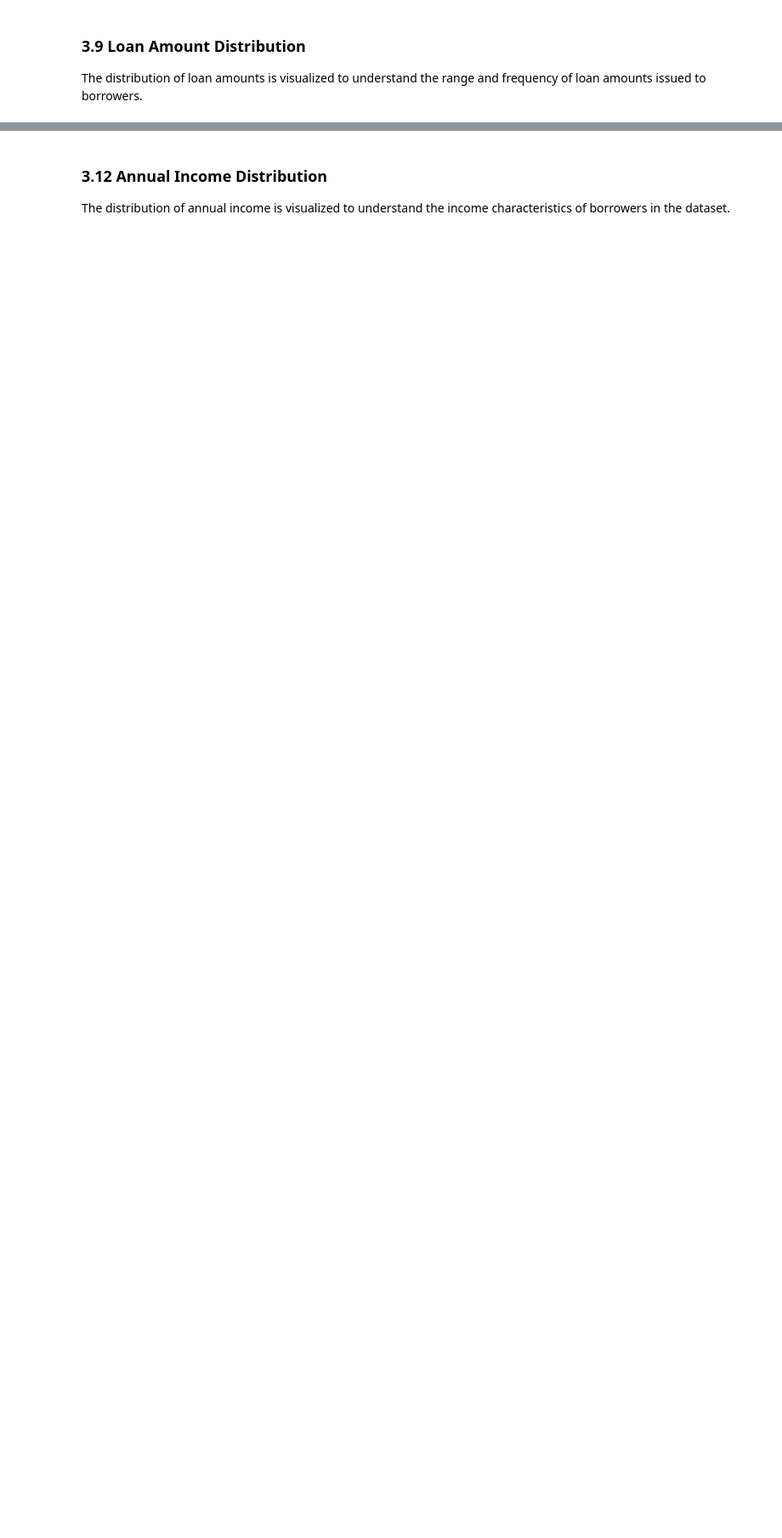
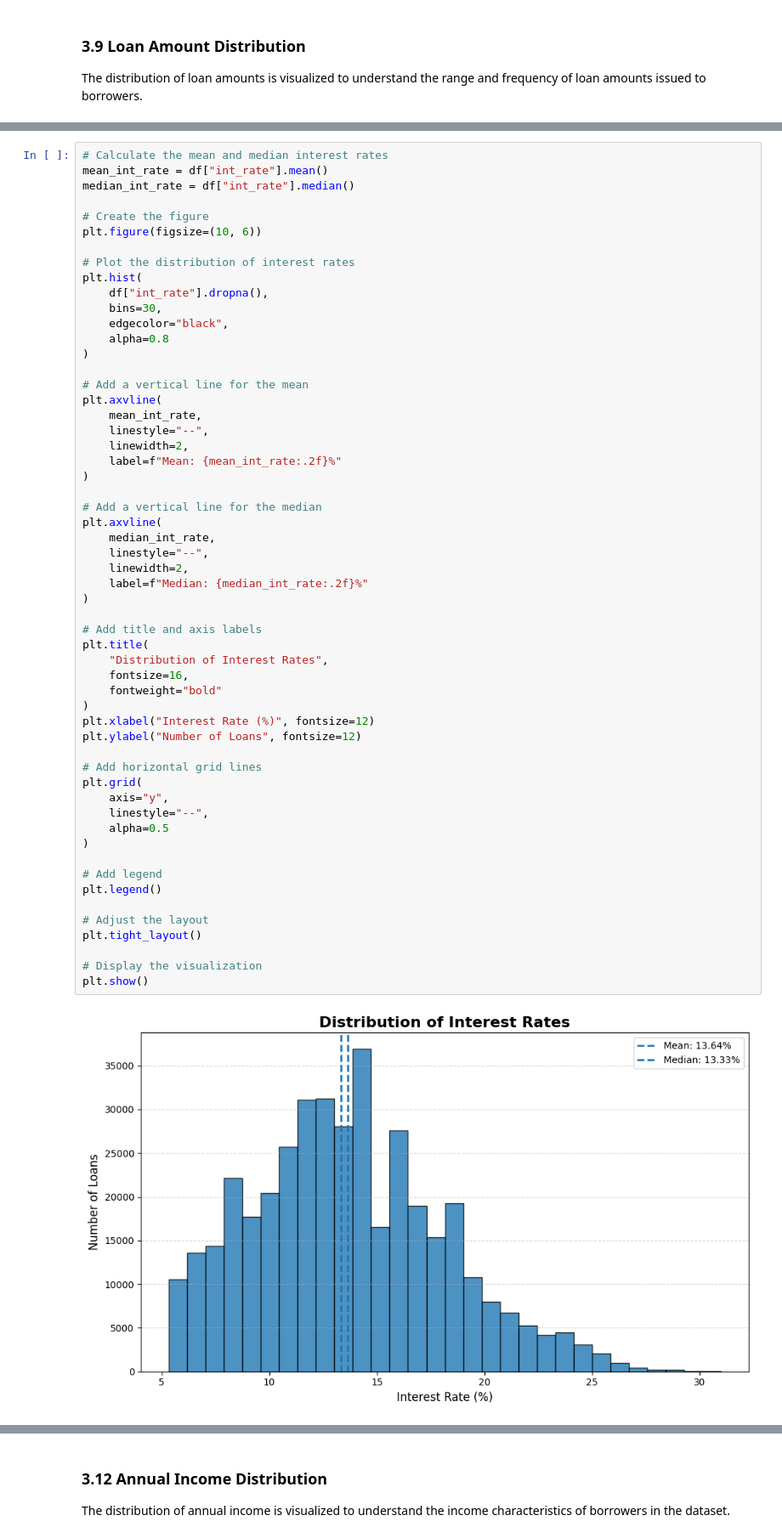
Before and after one commit to Clinton1029/Loan_Default_Project, a Jupyter notebook: Loan_Default.ipynb, the cells around one changed output, grey strips where cells are left out. Shown at 85% size. Drawn from its saved outputs; the diff is of its cells as text; blank space fills up the shorter version.

```diff
--- a/Loan_Default.ipynb
+++ b/Loan_Default.ipynb
@@ -354,0 +422,58 @@ grade_status
+# %%
+# Calculate the mean and median interest rates
+mean_int_rate = df["int_rate"].mean()
+median_int_rate = df["int_rate"].median()
+
+# Create the figure
+plt.figure(figsize=(10, 6))
+
+# Plot the distribution of interest rates
+plt.hist(
+    df["int_rate"].dropna(),
+    bins=30,
+    edgecolor="black",
+    alpha=0.8
+)
+
+# Add a vertical line for the mean
+plt.axvline(
+    mean_int_rate,
+    linestyle="--",
+    linewidth=2,
+    label=f"Mean: {mean_int_rate:.2f}%"
+)
+
+# Add a vertical line for the median
+plt.axvline(
+    median_int_rate,
+    linestyle="--",
+    linewidth=2,
+    label=f"Median: {median_int_rate:.2f}%"
+)
+
+# Add title and axis labels
+plt.title(
+    "Distribution of Interest Rates",
+    fontsize=16,
+    fontweight="bold"
+)
+plt.xlabel("Interest Rate (%)", fontsize=12)
+plt.ylabel("Number of Loans", fontsize=12)
+
+# Add horizontal grid lines
+plt.grid(
+    axis="y",
+    linestyle="--",
+    alpha=0.5
+)
+
+# Add legend
+plt.legend()
+
+# Adjust the layout
+plt.tight_layout()
+
+# Display the visualization
+plt.show()
+# %% [output]
+[figure, added]
```
Also changed, not shown: parts of 13 cells of this notebook.
